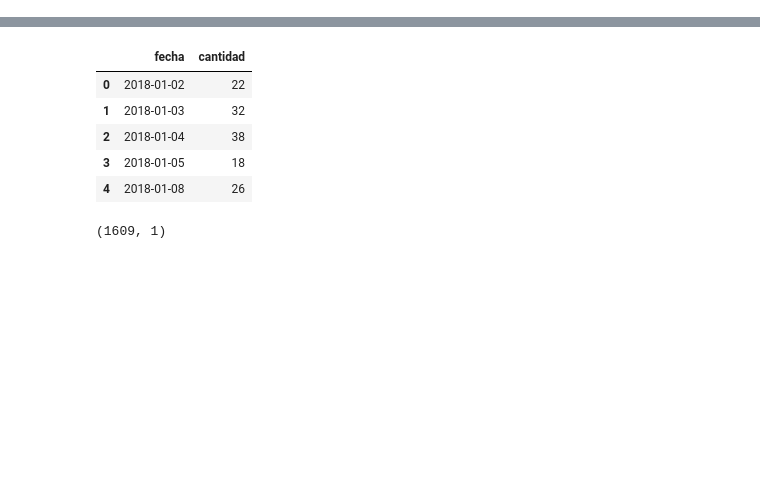
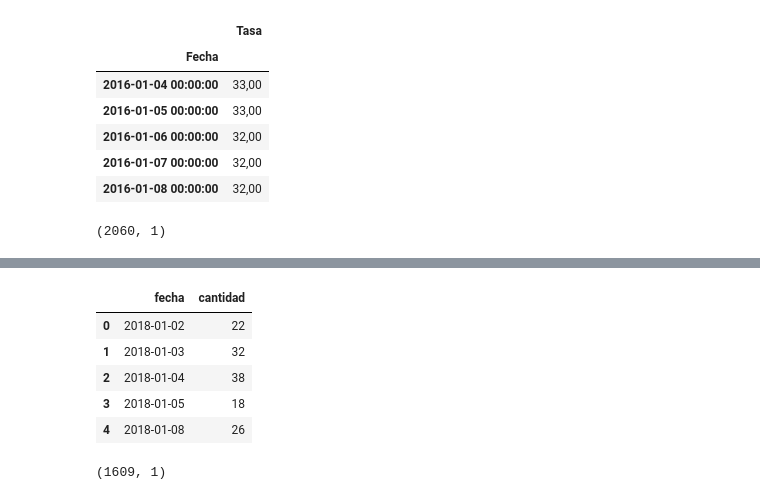
Before and after one commit to carrenogf/MCD-Series-Temporales, a Jupyter notebook: notebooks/prestamos.ipynb, the cells around one changed output, grey strips where cells are left out. Cells and saved outputs as stored; diff of their text form; code cells hidden in the pictures; blank space fills up the shorter version.

```diff
--- a/notebooks/prestamos.ipynb
+++ b/notebooks/prestamos.ipynb
@@ -10,0 +43,12 @@ from statsmodels.graphics.tsaplots import plot_acf, plot_pacf
+# %%
+df = df.set_index('Fecha')
+df = df.sort_index()
+df.head()
+# %% [output]
+|  | Tasa |
+| Fecha |  |
+| 2016-01-04 00:00:00 | 33,00 |
+| 2016-01-05 00:00:00 | 33,00 |
+| 2016-01-06 00:00:00 | 32,00 |
+| 2016-01-07 00:00:00 | 32,00 |
+| 2016-01-08 00:00:00 | 32,00 |
@@ -10,0 +59,4 @@ from statsmodels.graphics.tsaplots import plot_acf, plot_pacf
+# %%
+df.shape
+# %% [output]
+(2060, 1)
```
Also changed, not shown: parts of 10 cells of this notebook.
